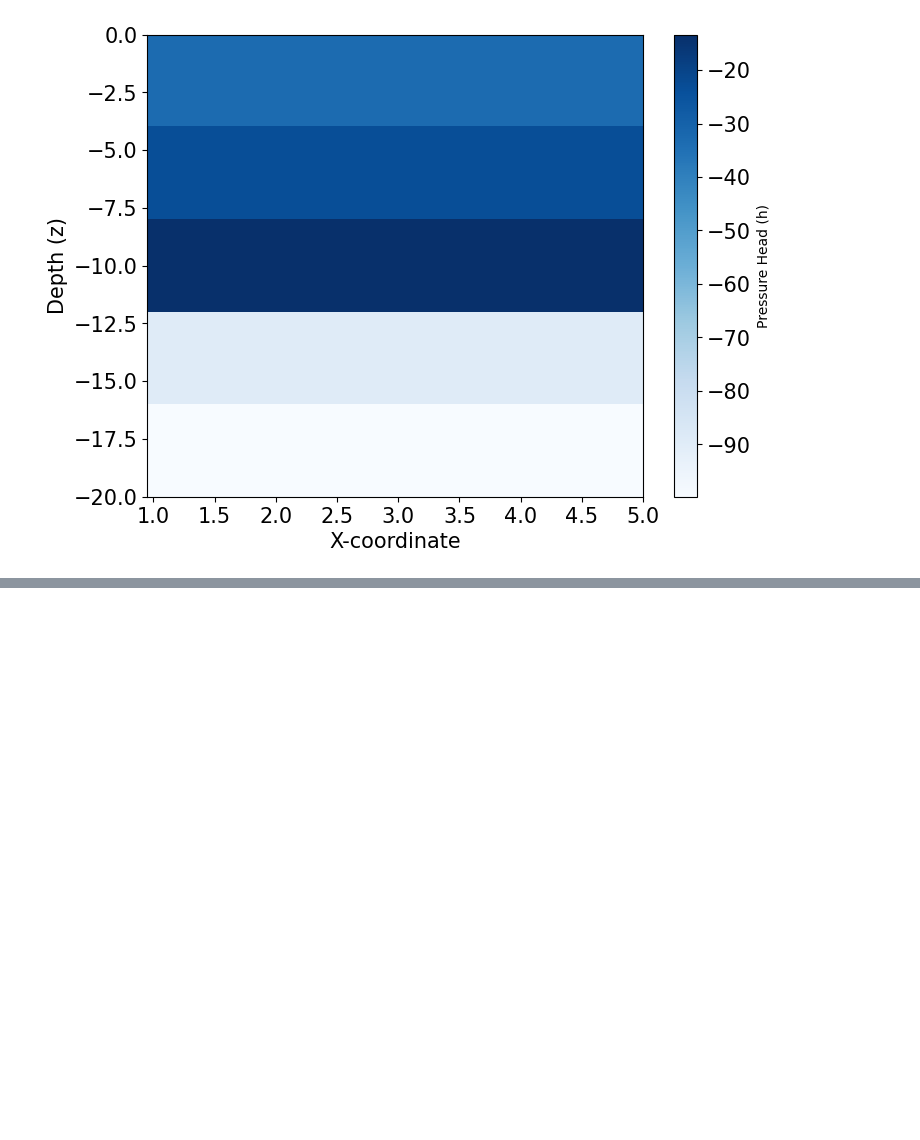
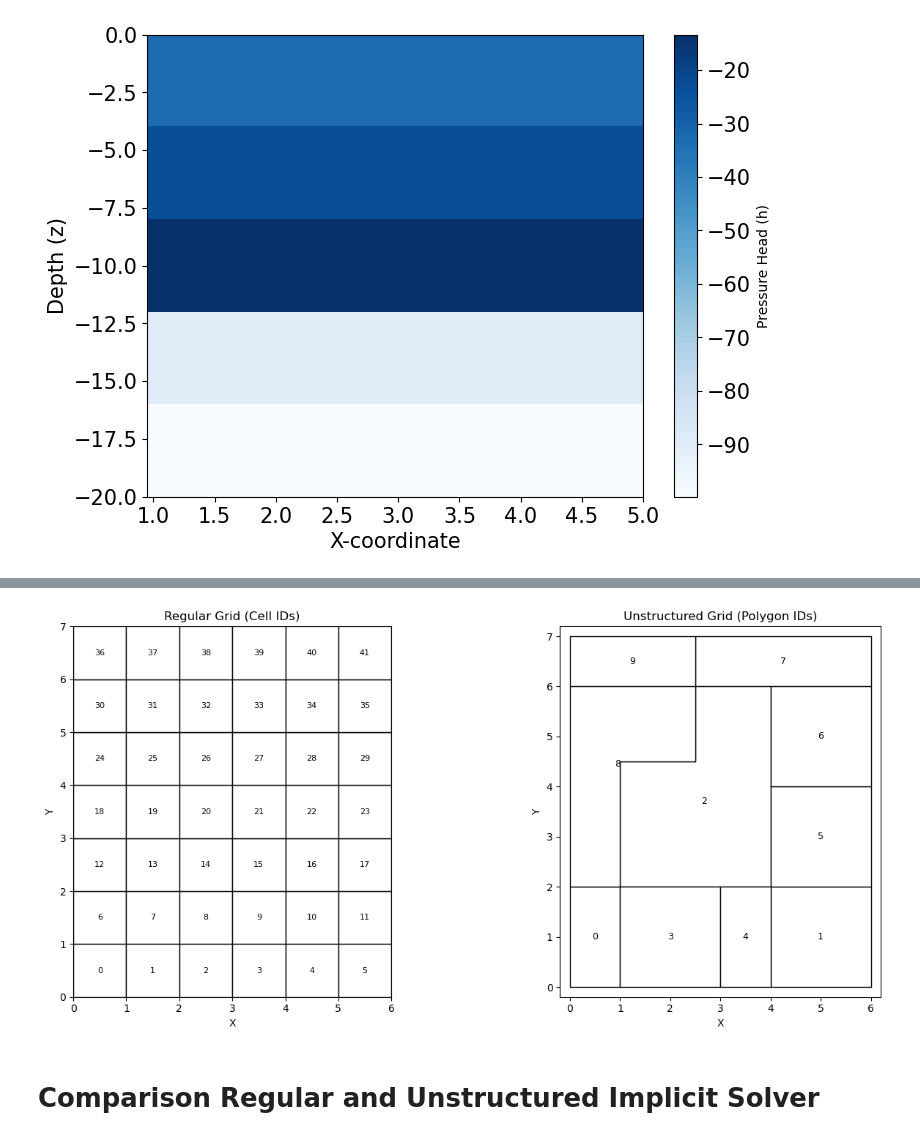
Before and after one commit to danielguyumus/MultiScaleRichardsSolver, a Jupyter notebook: Examples.ipynb, the cells around one changed output, grey strips where cells are left out. Drawn from its saved outputs; the diff is of its cells as text; code cells hidden in the pictures; blank space fills up the shorter version.

```diff
--- a/Examples.ipynb
+++ b/Examples.ipynb
@@ -979,0 +1178,75 @@ plt.show()
+# %%
+# Plot regular and unstructured geometries with prism/cell IDs overlaid
+import matplotlib.pyplot as plt
+from matplotlib.patches import Polygon as mPolygon
+from matplotlib.collections import PatchCollection
+
+# --- Regular grid settings (uses notebook vars if available) ---
+rows_reg = int(rows) if 'rows' in globals() else 7
+cols_reg = int(cols) if 'cols' in globals() else 6
+
+# --- Unstructured polygons (uses notebook vars if available) ---
+if 'poly_objs' in globals() and len(poly_objs) > 0:
+    poly_list = poly_objs
+elif 'polygons_vertices' in globals() and len(polygons_vertices) > 0:
+    poly_list = [Polygon(v) for v in polygons_vertices]
+else:
+    raise ValueError("No unstructured geometry found. Define poly_objs or polygons_vertices first.")
+
+fig, (ax1, ax2) = plt.subplots(1, 2, figsize=(14, 6))
+
+# ------------------------------
+# 1) Regular grid + IDs
+# ------------------------------
+regular_patches = []
+for r in range(rows_reg):
+    for c in range(cols_reg):
+        i = r * cols_reg + c
+        square = [(c, r), (c + 1, r), (c + 1, r + 1), (c, r + 1)]
+        regular_patches.append(mPolygon(square, closed=True))
+        ax1.text(c + 0.5, r + 0.5, str(i), ha='center', va='center', fontsize=8, color='black')
+
+pc_reg = PatchCollection(regular_patches, facecolor='white', edgecolor='black', linewidth=1)
+ax1.add_collection(pc_reg)
+ax1.set_xlim(0, cols_reg)
+ax1.set_ylim(0, rows_reg)
+ax1.set_aspect('equal')
+ax1.set_title('Regular Grid (Cell IDs)')
+ax1.set_xlabel('X')
+ax1.set_ylabel('Y')
+
+# ------------------------------
+# 2) Unstructured grid + IDs
+# ------------------------------
+unstructured_patches = []
+all_x = []
+all_y = []
+
+for i, poly in enumerate(poly_list):
+    coords = list(poly.exterior.coords)
+    unstructured_patches.append(mPolygon(coords, closed=True))
+
+    centroid = poly.centroid
+    ax2.text(centroid.x, centroid.y, str(i), ha='center', va='center', fontsize=9, color='black')
+
+    xy = np.array(coords)
+    all_x.extend(xy[:, 0])
+    all_y.extend(xy[:, 1])
+
+pc_uns = PatchCollection(unstructured_patches, facecolor='white', edgecolor='black', linewidth=1)
+ax2.add_collection(pc_uns)
+ax2.set_aspect('equal')
+ax2.set_title('Unstructured Grid (Polygon IDs)')
+ax2.set_xlabel('X')
+ax2.set_ylabel('Y')
+
+pad = 0.2
+ax2.set_xlim(min(all_x) - pad, max(all_x) + pad)
+ax2.set_ylim(min(all_y) - pad, max(all_y) + pad)
+
+plt.tight_layout()
+plt.show()
+# %% [output]
+[figure, added]
+# %% [markdown]
+# Comparison Regular and Unstructured Implicit Solver
```
Also changed, not shown: parts of 18 cells of this notebook, 1 other file.
